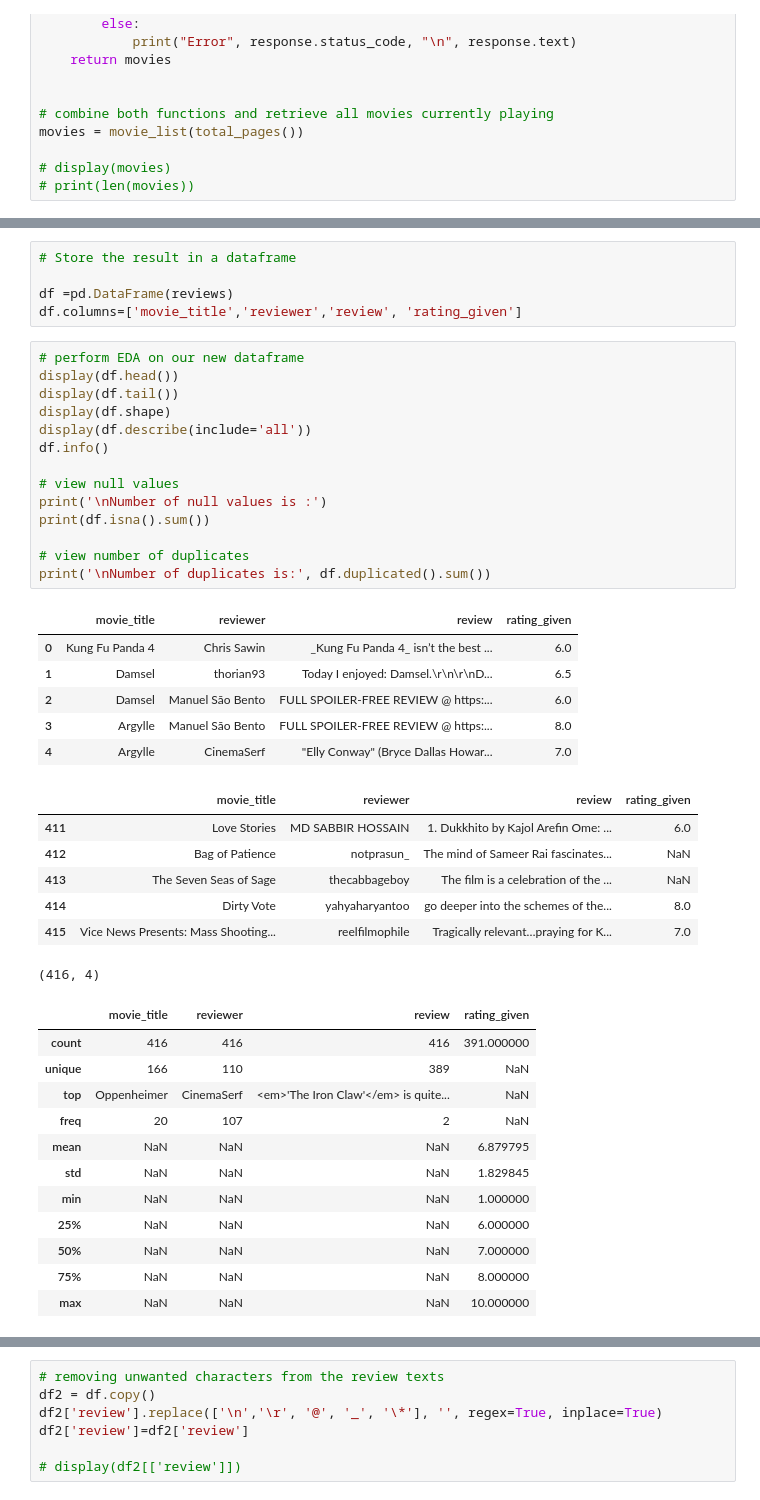
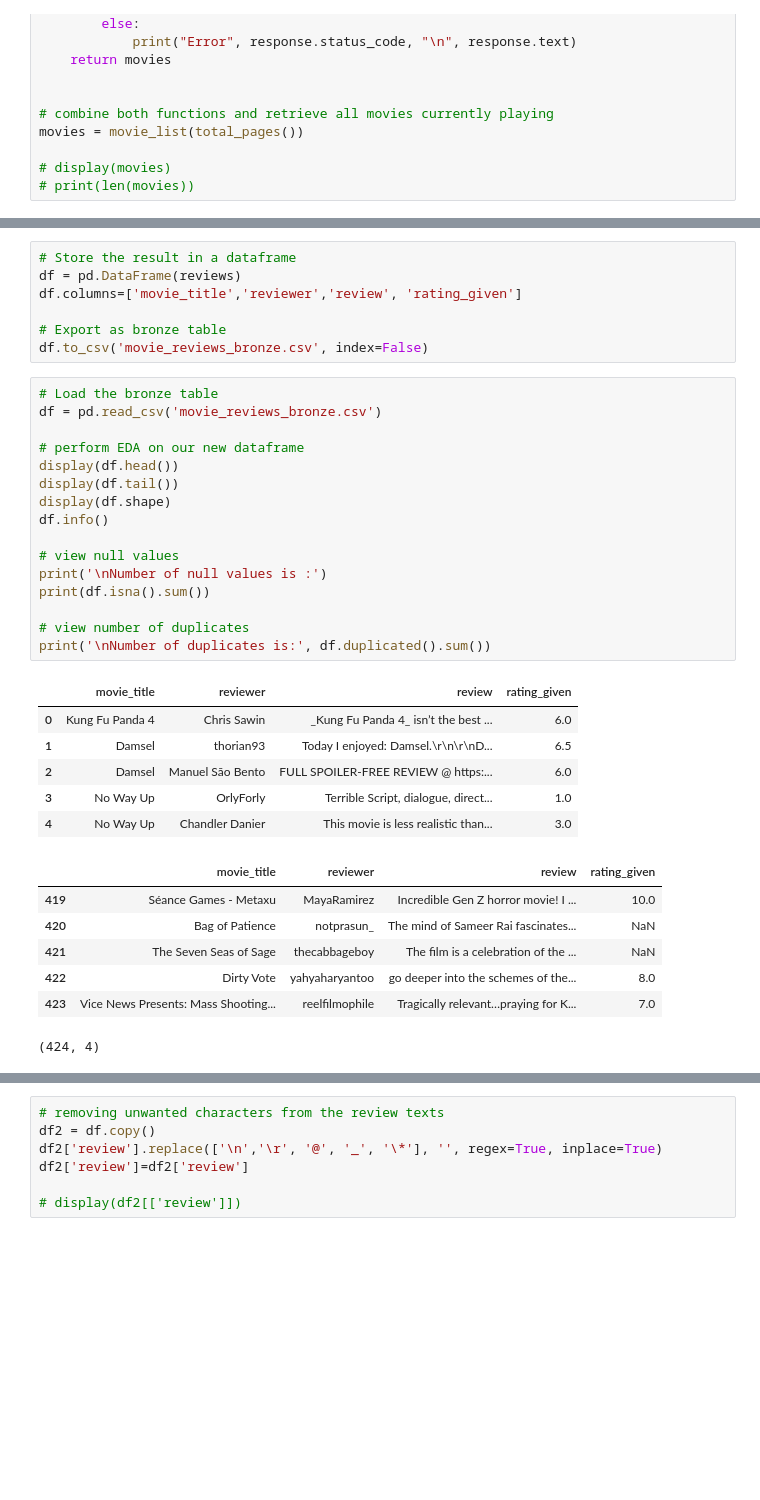
Before and after one commit to kbdv/sentiment-movie-reviews, a Jupyter notebook: TMDB_reviews.ipynb, the cells around one changed output, grey strips where cells are left out. Saved outputs shown, nothing was run; the diff lists cells and outputs as text; blank space fills up the shorter version.

```diff
--- a/TMDB_reviews.ipynb
+++ b/TMDB_reviews.ipynb
@@ -92,47 +93,39 @@ def movie_reviews(movies):
 reviews = movie_reviews(movies)
 # %%
 # Store the result in a dataframe
+df = pd.DataFrame(reviews)
+df.columns=['movie_title','reviewer','review', 'rating_given']
 
-df =pd.DataFrame(reviews)
-df.columns=['movie_title','reviewer','review', 'rating_given']
+# Export as bronze table
+df.to_csv('movie_reviews_bronze.csv', index=False)
 # %%
+# Load the bronze table
+df = pd.read_csv('movie_reviews_bronze.csv')
+
 # perform EDA on our new dataframe
 display(df.head())
 display(df.tail())
 display(df.shape)
-display(df.describe(include='all'))
 df.info()
 
 # view null values
 print('\nNumber of null values is :')
 print(df.isna().sum())
 
 # view number of duplicates
 print('\nNumber of duplicates is:', df.duplicated().sum())
 # %% [output]
 |  | movie_title | reviewer | review | rating_given |
 | 0 | Kung Fu Panda 4 | Chris Sawin | _Kung Fu Panda 4_ isn’t the best ... | 6.0 |
 | 1 | Damsel | thorian93 | Today I enjoyed: Damsel.\r\n\r\nD... | 6.5 |
 | 2 | Damsel | Manuel São Bento | FULL SPOILER-FREE REVIEW @ https:... | 6.0 |
-| 3 | Argylle | Manuel São Bento | FULL SPOILER-FREE REVIEW @ https:... | 8.0 |
-| 4 | Argylle | CinemaSerf | "Elly Conway" (Bryce Dallas Howar... | 7.0 |
+| 3 | No Way Up | OrlyForly | Terrible Script, dialogue, direct... | 1.0 |
+| 4 | No Way Up | Chandler Danier | This movie is less realistic than... | 3.0 |
 |  | movie_title | reviewer | review | rating_given |
-| 411 | Love Stories | MD SABBIR HOSSAIN | 1. Dukkhito by Kajol Arefin Ome: ... | 6.0 |
-| 412 | Bag of Patience | notprasun_ | The mind of Sameer Rai fascinates... | NaN |
-| 413 | The Seven Seas of Sage | thecabbageboy | The film is a celebration of the ... | NaN |
-| 414 | Dirty Vote | yahyaharyantoo | go deeper into the schemes of the... | 8.0 |
-| 415 | Vice News Presents: Mass Shooting... | reelfilmophile | Tragically relevant…praying for K... | 7.0 |
+| 419 | Séance Games - Metaxu | MayaRamirez | Incredible Gen Z horror movie! I ... | 10.0 |
+| 420 | Bag of Patience | notprasun_ | The mind of Sameer Rai fascinates... | NaN |
+| 421 | The Seven Seas of Sage | thecabbageboy | The film is a celebration of the ... | NaN |
+| 422 | Dirty Vote | yahyaharyantoo | go deeper into the schemes of the... | 8.0 |
+| 423 | Vice News Presents: Mass Shooting... | reelfilmophile | Tragically relevant…praying for K... | 7.0 |
-(416, 4)
+(424, 4)
-|  | movie_title | reviewer | review | rating_given |
-| count | 416 | 416 | 416 | 391.000000 |
-| unique | 166 | 110 | 389 | NaN |
-| top | Oppenheimer | CinemaSerf | <em>'The Iron Claw'</em> is quite... | NaN |
-| freq | 20 | 107 | 2 | NaN |
-| mean | NaN | NaN | NaN | 6.879795 |
-| std | NaN | NaN | NaN | 1.829845 |
-| min | NaN | NaN | NaN | 1.000000 |
-| 25% | NaN | NaN | NaN | 6.000000 |
-| 50% | NaN | NaN | NaN | 7.000000 |
-| 75% | NaN | NaN | NaN | 8.000000 |
-| max | NaN | NaN | NaN | 10.000000 |
 <class 'pandas.core.frame.DataFrame'>
```
Also changed, not shown: parts of 18 cells of this notebook, 4 other files.
